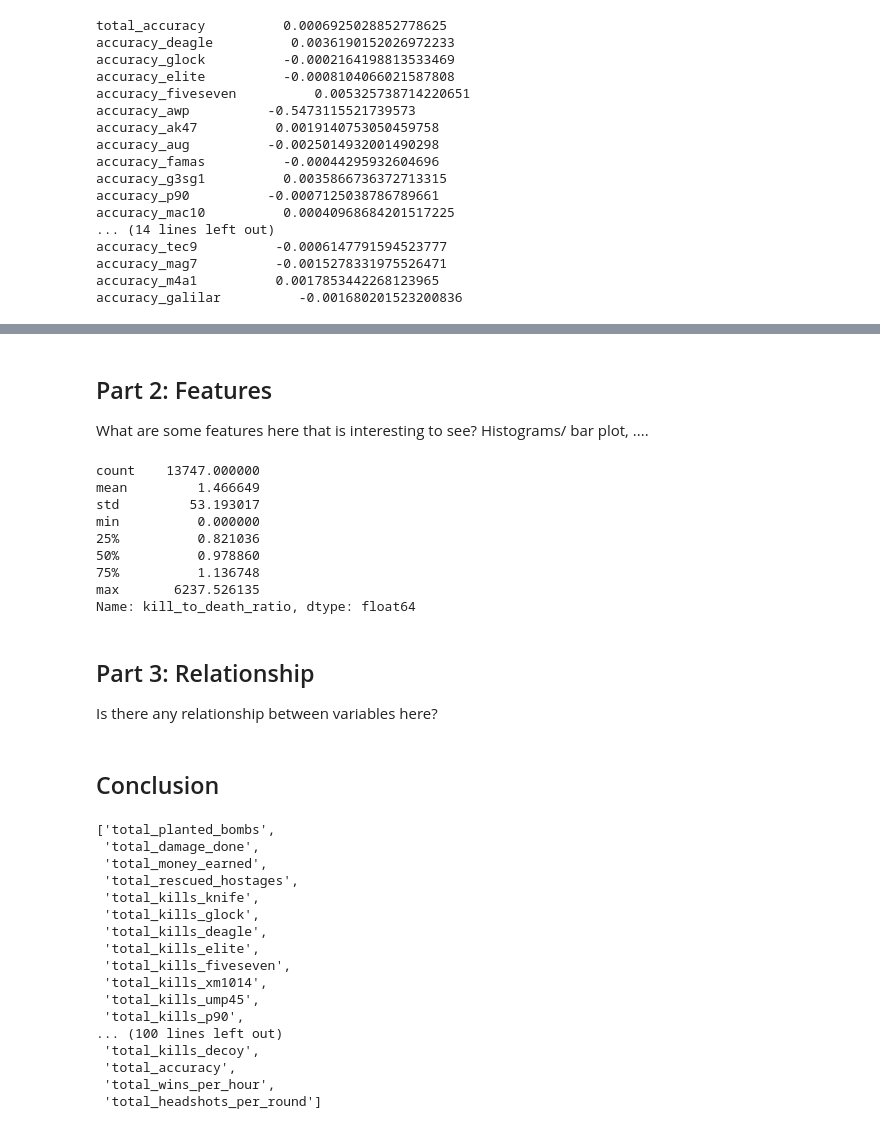
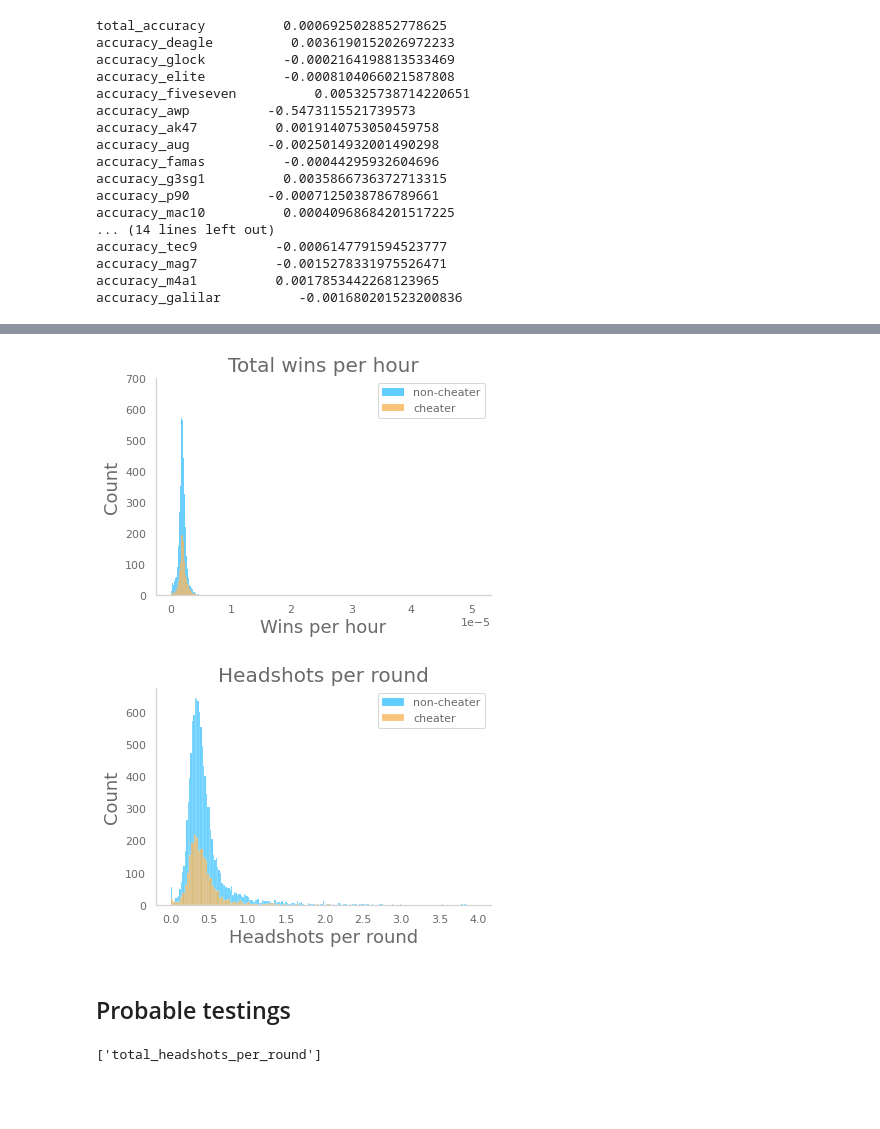
Before and after one commit to vh42720/csgo_cheater_detection, a Jupyter notebook: 02_eda.ipynb, the cells around one changed output, grey strips where cells are left out. Saved outputs shown, nothing was run; the diff lists cells and outputs as text; code cells hidden in the pictures; blank space fills up the shorter version.

```diff
--- a/02_eda.ipynb
+++ b/02_eda.ipynb
@@ -115,43 +107,26 @@ Text(0.5, 1.0, 'total_wins_per_hour distribution of cheaters and non-cheaters')
-# %% [markdown]
-## Part 2: Features
-
-What are some features here that is interesting to see?
-Histograms/ bar plot, ....
-# %%
-df.kill_to_death_ratio.describe()
-# %% [output]
-count    13747.000000
-mean         1.466649
-std         53.193017
-min          0.000000
-25%          0.821036
-50%          0.978860
-75%          1.136748
-max       6237.526135
-Name: kill_to_death_ratio, dtype: float64
-# %% [markdown]
-## Part 3: Relationship
-
-Is there any relationship between variables here?
-# %% [markdown]
-## Conclusion
+# %%
+# difference between win ratio
+sns.histplot(df_non_cheater[df_non_cheater.total_wins_per_hour < 1]['total_wins_per_hour'], label='non-cheater', color='#2CBDFE')
+sns.histplot(df_cheater[df_cheater.total_wins_per_hour < 1]['total_wins_per_hour'], label='cheater', color='#F5B14C')
+plt.legend(loc='upper right')
+plt.title('Total wins per hour')
+plt.xlabel('Wins per hour')
+plt.savefig(f'{image_path}\\eda_image\\win_per_hour.png')
+# %% [output]
+[figure, added]
+# %%
+# difference between win ratio
+sns.histplot(df_non_cheater[df_non_cheater.total_headshots_per_round < 4]['total_headshots_per_round'], label='non-cheater', color='#2CBDFE')
+sns.histplot(df_cheater[df_cheater.total_headshots_per_round < 4]['total_headshots_per_round'], label='cheater', color='#F5B14C')
+plt.legend(loc='upper right')
+plt.title('Headshots per round')
+plt.xlabel('Headshots per round')
+plt.savefig(f'{image_path}\\eda_image\\headshots_per_round.png')
+# %% [output]
+[figure, added]
+# %% [markdown]
+## Probable testings
 # %%
-[col for col in df_cheater.columns if 'total' in col]
+[col for col in df_cheater.columns if 'headshots' in col]
 # %% [output]
-['total_planted_bombs',
- 'total_damage_done',
- 'total_money_earned',
- 'total_rescued_hostages',
- 'total_kills_knife',
- 'total_kills_glock',
- 'total_kills_deagle',
- 'total_kills_elite',
- 'total_kills_fiveseven',
- 'total_kills_xm1014',
- 'total_kills_ump45',
- 'total_kills_p90',
-... (100 lines left out)
- 'total_kills_decoy',
- 'total_accuracy',
- 'total_wins_per_hour',
- 'total_headshots_per_round']
+['total_headshots_per_round']
```
Also changed, not shown: parts of 6 cells of this notebook, 5 other files.
